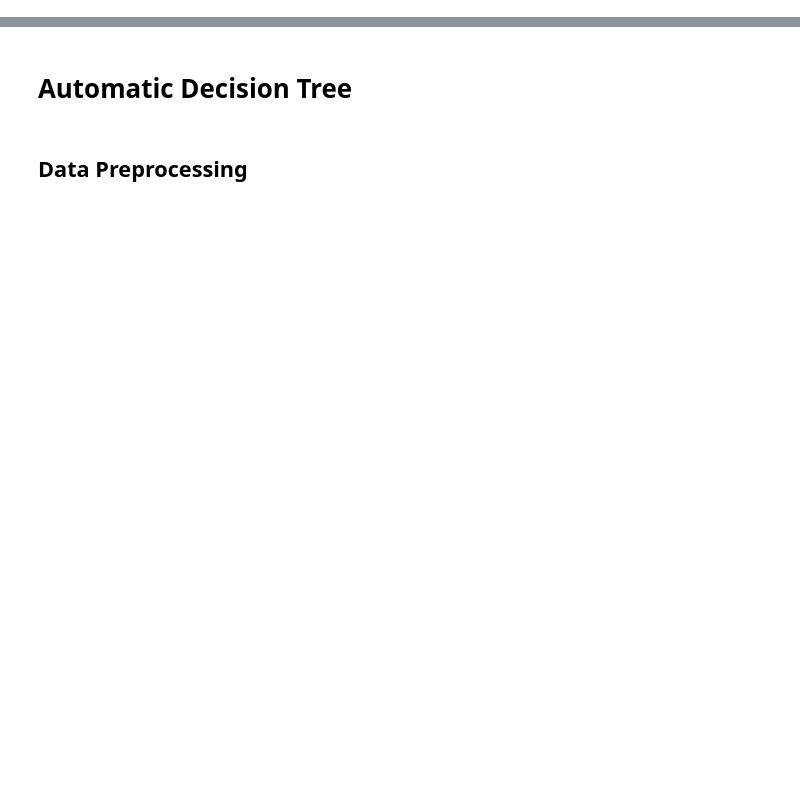
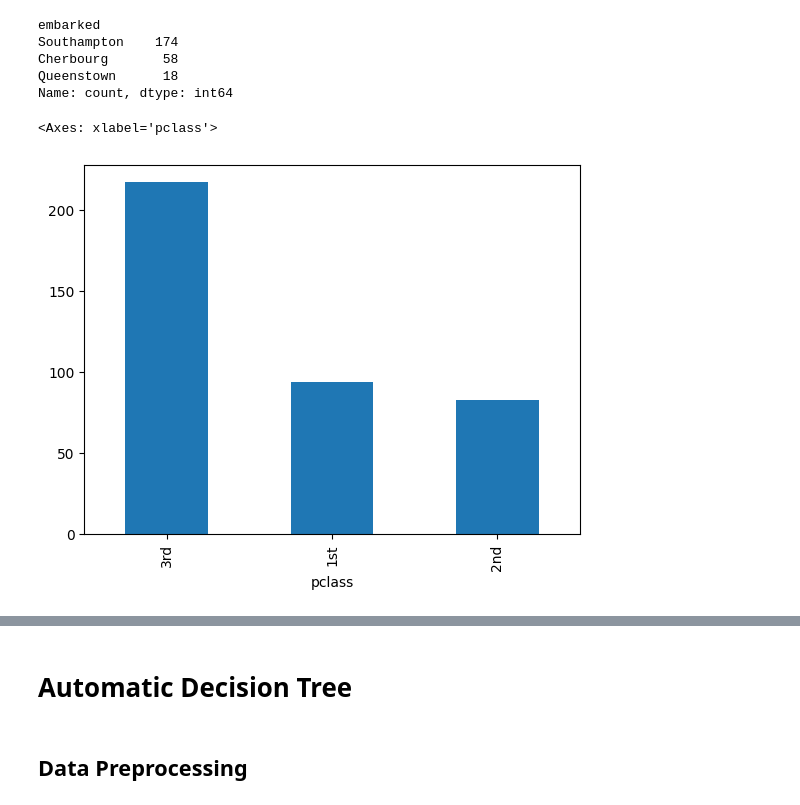
Before and after one commit to SH2282000/Intelligent-User-Interface, a Jupyter notebook: Tutorial 1-20231023/Tutorial 1 Material/iui_tutorial1_decision-trees.ipynb, the cells around one changed output, grey strips where cells are left out. Saved outputs shown, nothing was run; the diff lists cells and outputs as text; code cells hidden in the pictures; blank space fills up the shorter version.

```diff
--- a/Tutorial 1-20231023/Tutorial 1 Material/iui_tutorial1_decision-trees.ipynb
+++ b/Tutorial 1-20231023/Tutorial 1 Material/iui_tutorial1_decision-trees.ipynb
@@ -107 +27,17 @@ df_sex.head()
+# %%
+# Task 1
+# 1. Count how many people embarked from each city using the .value_counts()
+df.value_counts("embarked")
+# %% [output]
+embarked
+Southampton    174
+Cherbourg       58
+Queenstown      18
+Name: count, dtype: int64
+# %%
+# 2. Barplot that shows how many people were in each class ( pclass )
+df['pclass'].value_counts(ascending=False).plot(kind='bar')
+# %% [output]
+<Axes: xlabel='pclass'>
+[figure, added]
 # %%
```
Also changed, not shown: parts of 42 cells of this notebook, 7 other files.
